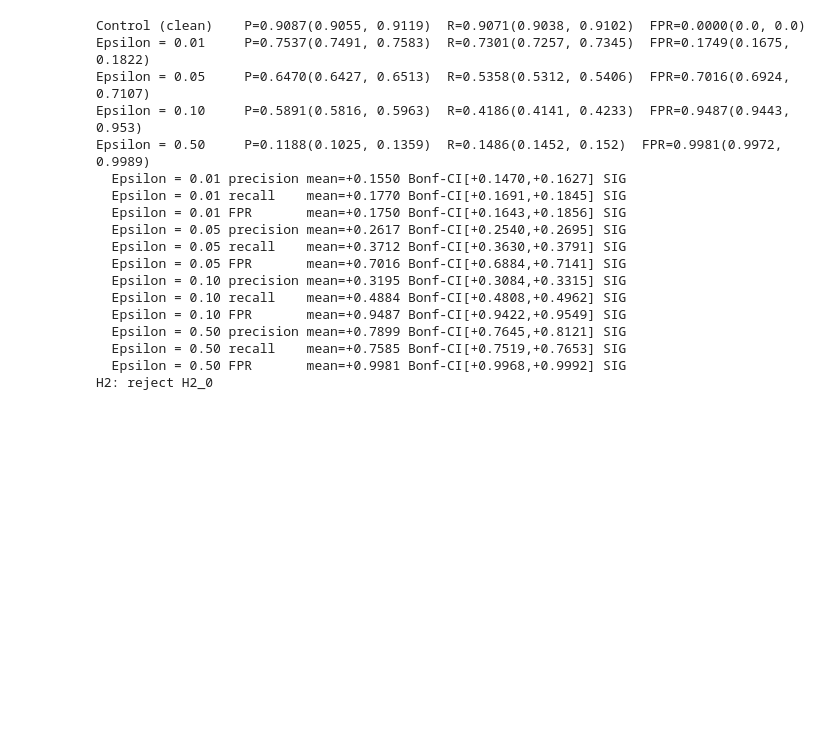
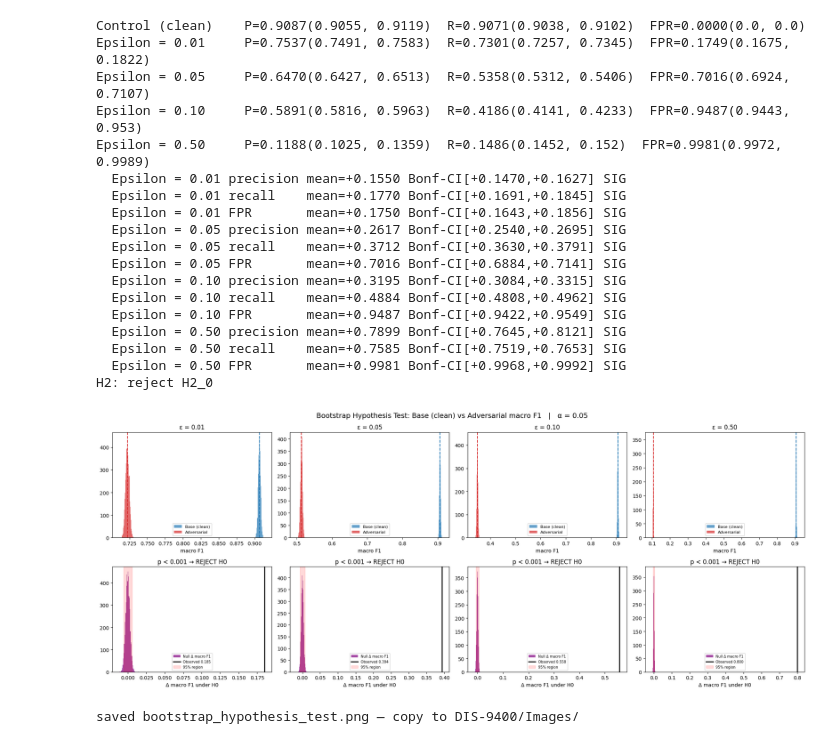
Before and after one commit to NU-Academics/DIS_Hughen, a Jupyter notebook: RQ2.ipynb, the cells around one changed output. Cells and saved outputs as stored; diff of their text form; code cells hidden in the pictures; blank space fills up the shorter version.

```diff
--- a/RQ2.ipynb
+++ b/RQ2.ipynb
@@ -174,3 +174,34 @@ Epsilon = 0.50     P=0.1188(0.1025, 0.1359)  R=0.1486(0.1452, 0.152)  FPR=0.9981
   Epsilon = 0.50 recall    mean=+0.7585 Bonf-CI[+0.7519,+0.7653] SIG
   Epsilon = 0.50 FPR       mean=+0.9981 Bonf-CI[+0.9968,+0.9992] SIG
 H2: reject H2_0
+# %%
+# Figure 32 — Bootstrap hypothesis test: base-model macro F1 on clean vs adversarial test sets (corrected data)
+_fig_eps = [('ε = 0.01','data/adversarial_full_epsilon_0.01.csv'),('ε = 0.05','data/adversarial_full_epsilon_0.05.csv'),
+            ('ε = 0.10','data/adversarial_full_epsilon_0.1.csv'),('ε = 0.50','data/adversarial_full_epsilon_0.5.csv')]
+def _mf1(yt, yp):
+    cm = np.bincount(yt*3 + yp, minlength=9).reshape(3,3).astype(float); d = np.diag(cm)
+    den = 2*d + (cm.sum(0)-d) + (cm.sum(1)-d); return float(np.where(den>0, 2*d/den, 0).mean())
+yc = model.predict(X_test.values)
+fig, ax = plt.subplots(2, 4, figsize=(20, 8))
+for j, (nm, path) in enumerate(_fig_eps):
+    Xa, ya = strat_sample(*load_adv(path)); ypa = model.predict(Xa)
+    cf = np.empty(N_BOOT); af = np.empty(N_BOOT)
+    for b in range(N_BOOT):
+        ic = RNG.integers(0, len(y_test_arr), len(y_test_arr)); ia = RNG.integers(0, len(ya), len(ya))
+        cf[b] = _mf1(y_test_arr[ic], yc[ic]); af[b] = _mf1(ya[ia], ypa[ia])
+    ax[0, j].hist(cf, bins=40, alpha=.7, label='Base (clean)'); ax[0, j].hist(af, bins=40, alpha=.7, color='tab:red', label='Adversarial')
+    ax[0, j].axvline(cf.mean(), ls='--', color='tab:blue'); ax[0, j].axvline(af.mean(), ls='--', color='tab:red')
+    ax[0, j].set_title(nm); ax[0, j].set_xlabel('macro F1'); ax[0, j].legend(fontsize=8)
+    obs = _mf1(y_test_arr, yc) - _mf1(ya, ypa); null = (cf - af) - (cf - af).mean()
+    lo, hi = np.percentile(null, 2.5), np.percentile(null, 97.5)
+    pv = min(np.mean(null <= -abs(obs)), np.mean(null >= abs(obs))) * 2
+    ax[1, j].hist(null, bins=40, alpha=.7, color='purple', label='Null Δ macro F1')
+    ax[1, j].axvline(obs, color='k', lw=2, label=f'Observed {obs:.3f}'); ax[1, j].axvspan(lo, hi, alpha=.15, color='red', label='95% region')
+    _pstr = 'p < 0.001' if pv < 0.001 else f'p = {pv:.3f}'
+    ax[1, j].set_title(f'{_pstr} → REJECT H0' if pv < .05 else _pstr); ax[1, j].set_xlabel('Δ macro F1 under H0'); ax[1, j].legend(fontsize=7)
+fig.suptitle('Bootstrap Hypothesis Test: Base (clean) vs Adversarial macro F1   |   α = 0.05', fontsize=14)
+plt.tight_layout(); plt.savefig('bootstrap_hypothesis_test.png', dpi=120, bbox_inches='tight'); plt.show()
+print('saved bootstrap_hypothesis_test.png — copy to DIS-9400/Images/')
+# %% [output]
+[figure, added]
+saved bootstrap_hypothesis_test.png — copy to DIS-9400/Images/
```
Also changed, not shown: parts of 1 cell of this notebook, 2 other files.
